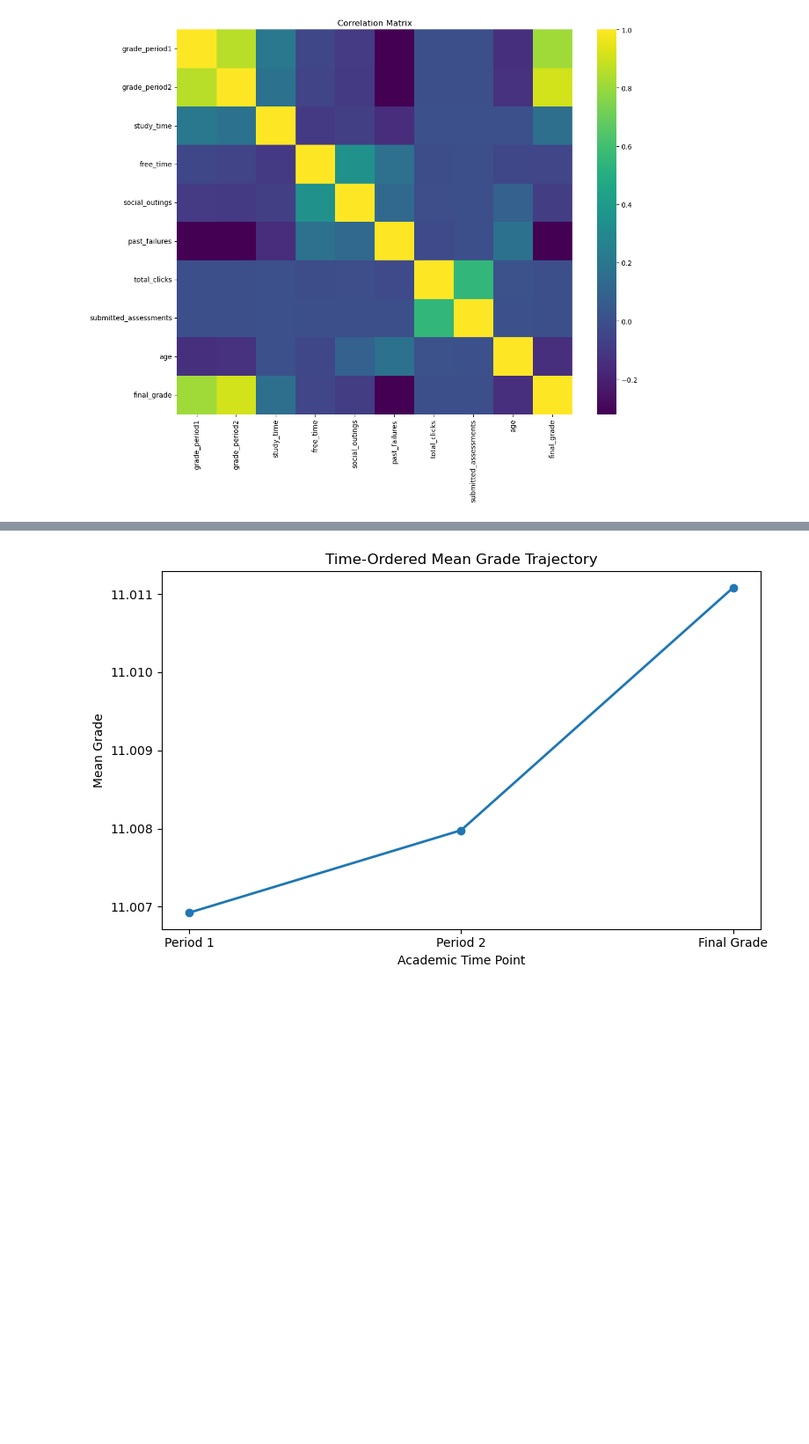
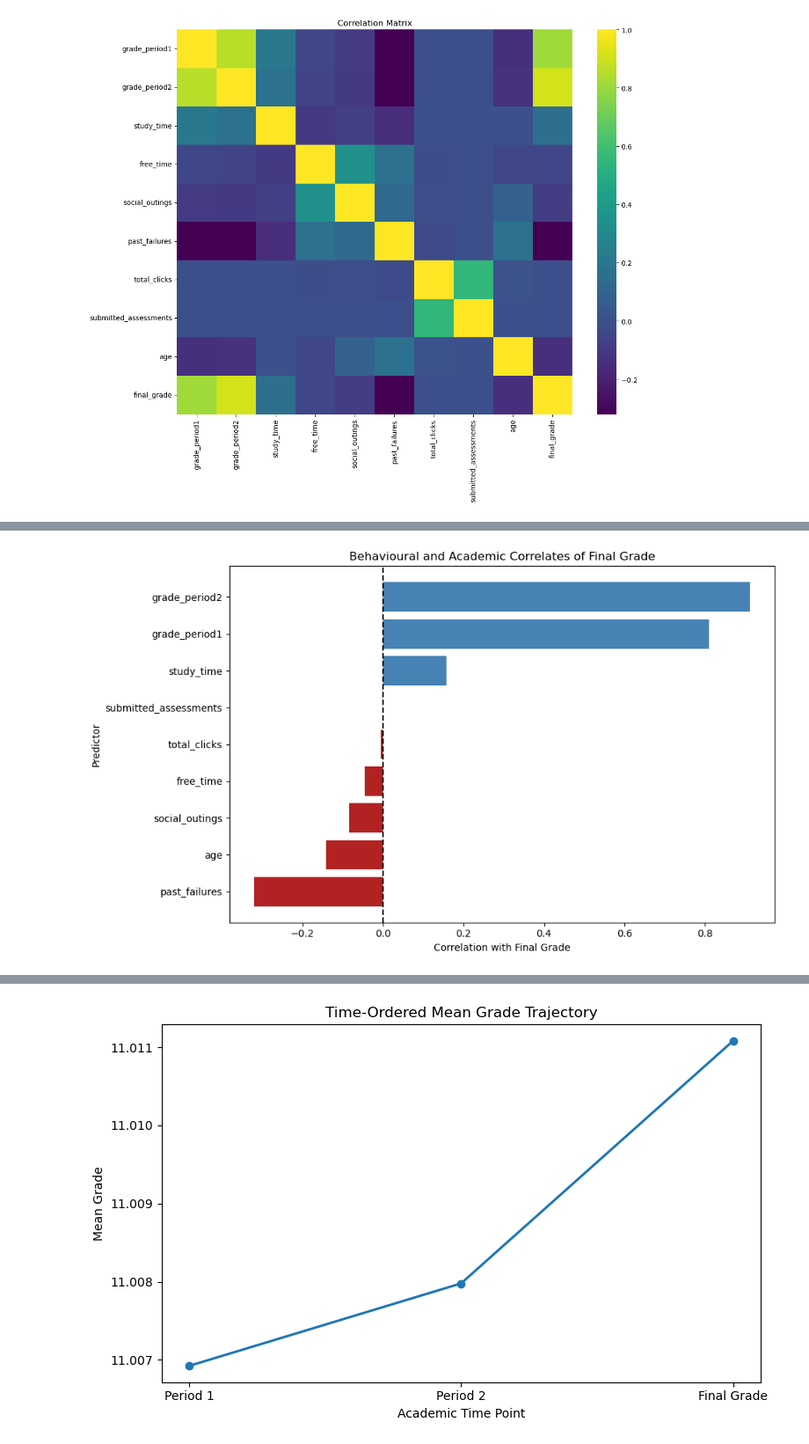
Before and after one commit to CassCogSci/Data_Science, a Jupyter notebook: CleanedUpCode.ipynb, the cells around one changed output, grey strips where cells are left out. Shown at 88% size. Drawn from its saved outputs; the diff is of its cells as text; code cells hidden in the pictures; blank space fills up the shorter version.

```diff
--- a/CleanedUpCode.ipynb
+++ b/CleanedUpCode.ipynb
@@ -1107,0 +1369,70 @@ else:
+# %%
+# CORRELATIONS WITH FINAL GRADE
+#QUESTION: Which behavioural and academic variables are most strongly correlated with final grade?
+
+correlation_variables = [
+    "study_time",
+    "free_time",
+    "social_outings",
+    "past_failures",
+    "total_clicks",
+    "submitted_assessments",
+    "age",
+    "grade_period1",
+    "grade_period2",
+    "final_grade"
+]
+
+# Keep only existing columns
+correlation_variables = [
+    col for col in correlation_variables
+    if col in model_raw.columns
+]
+
+correlation_df = model_raw[correlation_variables].copy()
+
+# Compute correlations
+grade_correlations = (
+    correlation_df
+    .corr(numeric_only=True)["final_grade"]
+    .drop("final_grade")
+    .sort_values()
+)
+
+# Plot
+plt.figure(figsize=(10, 6))
+
+colors = [
+    "firebrick" if value < 0 else "steelblue"
+    for value in grade_correlations.values
+]
+
+plt.barh(
+    grade_correlations.index,
+    grade_correlations.values,
+    color=colors
+)
+
+plt.axvline(
+    0,
+    color="black",
+    linestyle="--"
+)
+
+plt.xlabel("Correlation with Final Grade")
+plt.ylabel("Predictor")
+plt.title("Behavioural and Academic Correlates of Final Grade")
+
+plt.tight_layout()
+
+plt.savefig(
+    "figure_correlations_with_final_grade.png",
+    dpi=300
+)
+
+plt.show()
+
+print("\nCORRELATIONS WITH FINAL GRADE")
+print(grade_correlations)
+# %% [output]
+[figure, added]
```
Also changed, not shown: parts of 15 cells of this notebook.
